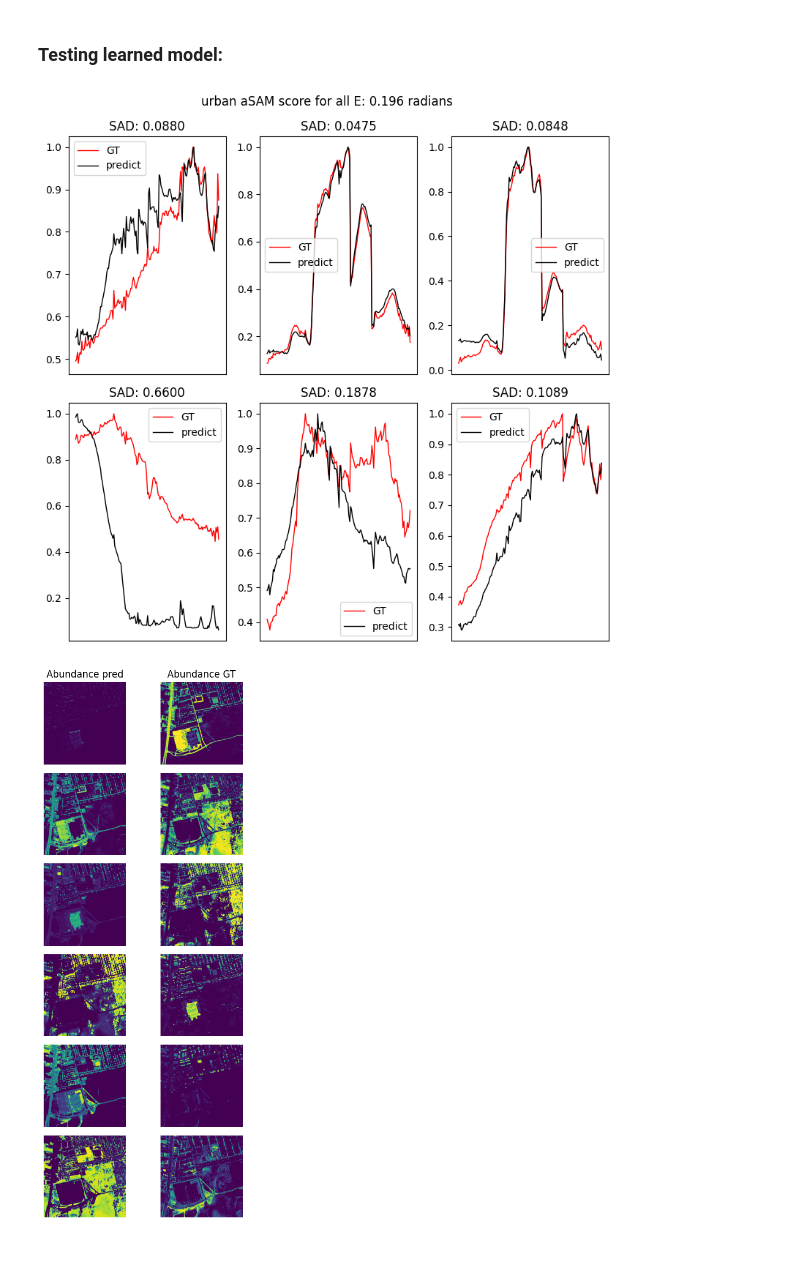
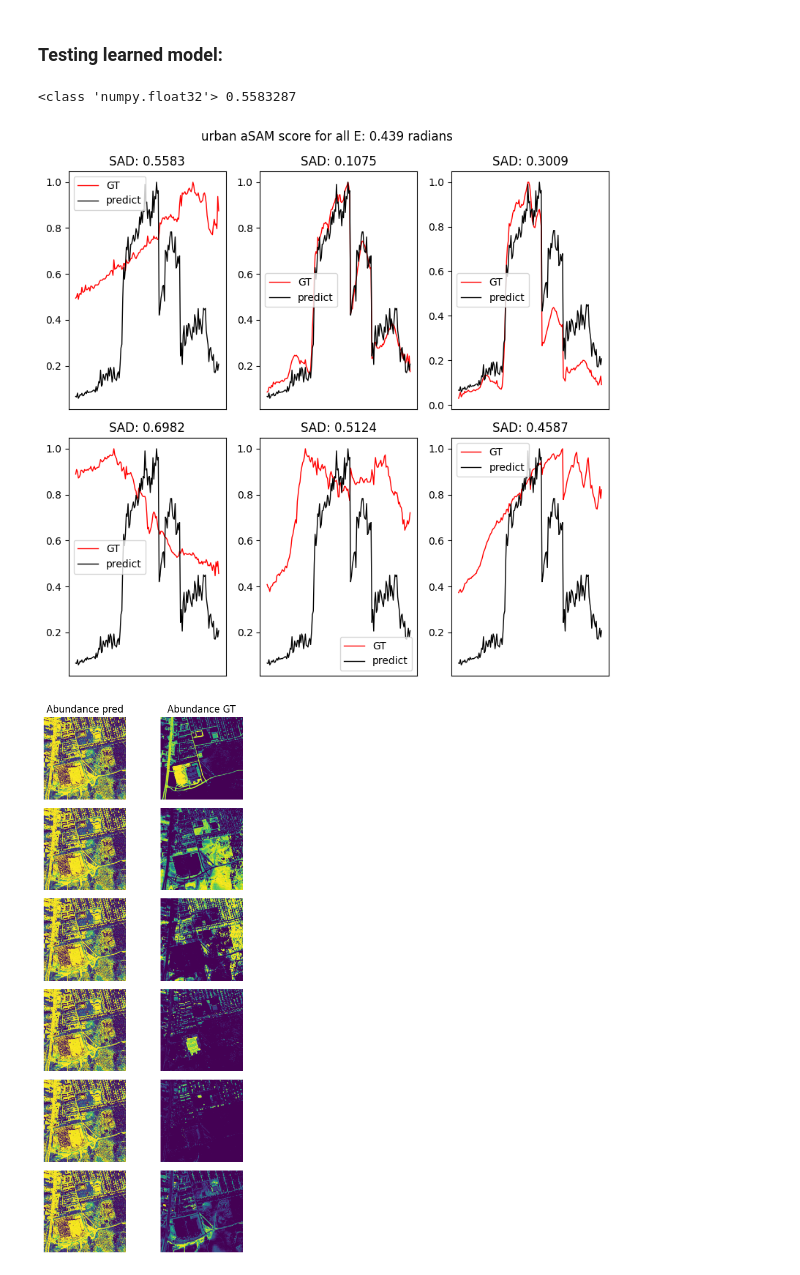
Before and after one commit to edabier/SS-HSU_benchmark, a Jupyter notebook: global_test.ipynb, the cells around one changed output. Saved outputs shown, nothing was run; the diff lists cells and outputs as text; code cells hidden in the pictures.

```diff
--- a/global_test.ipynb
+++ b/global_test.ipynb
@@ -20,16 +22,17 @@ else:
 # %%
-dataset = "urban"
+dataset = "apex"
 data = io.loadmat(f"datasets/{dataset}.mat")
 Y = torch.tensor(data["Y"])
 Y = Y.to(torch.float32)
 E = torch.tensor(data["E"])
 B, c, N = E.shape[0], E.shape[1], Y.shape[1]
+print(B)
 
 Y = Y.reshape(Y.shape[0], int(Y.shape[1]**0.5), int(Y.shape[1]**0.5))
 H, W = Y.shape[1], Y.shape[2]
 
 patch_size = 5
-batch_size=15
+batch_size = 1
 
 plt.imshow(Y.cpu()[10,:,:])
 # %% [output]
@@ -42,7 +46,7 @@ plt.imshow(Y.cpu()[10,:,:])
 # patched_loader = DataLoader(dataset_patched)
 
 full_loader, _, _ = utils.create_dataloader(dataset, dev, batch_size=batch_size)
-patched_loader, test_loader, B, _ = utils.create_dataloader(dataset, dev, 0.7, patch_size, batch_size=batch_size)
+# patched_loader, test_loader, B, _ = utils.create_dataloader(dataset, dev, 0.7, patch_size, batch_size=batch_size)
 # %% [markdown]
 ## Models
 # %%
@@ -78,16 +82,14 @@ print("Deep trans: ", sum(p.numel() for p in deep_trans.parameters() if p.requir
 """
 NALMU
 """
-nalmu_full = models.NALMU(B=B, c=c, N=N)
-nalmu_patched = models.NALMU(B=B, c=c, N=patch_size**2)
-print("NALMU: ", sum(p.numel() for p in nalmu_full.parameters() if p.requires_grad)/1e6, "M")
+nalmu = models.NALMU(B=B, c=c, N=N)
+print("NALMU: ", sum(p.numel() for p in nalmu.parameters() if p.requires_grad)/1e6, "M")
 
 """
 RALMU
 """
-ralmu_full = models.RALMU(B=B, c=c, im_size=H)
-ralmu_patched = models.RALMU(B=B, c=c, im_size=patch_size)
-print("RALMU: ", sum(p.numel() for p in ralmu_full.parameters() if p.requires_grad)/1e6, "M")
+ralmu = models.RALMU(B=B, c=c, im_size=H)
+print("RALMU: ", sum(p.numel() for p in ralmu.parameters() if p.requires_grad)/1e6, "M")
 # %% [output]
 MLP:  0.160044 M
 CNN + linear decoder:  0.150642 M
@@ -98,6 +100,6 @@ RALMU:  2.27417 M
 # %% [markdown]
 ## SSL methods
 # %%
-model = cnnaeu
+model = nalmu
 epochs = 200
-lr = 0.003
+lr = 1e-2
@@ -136,34 +136,49 @@ torch.Size([162, 6]) torch.Size([1, 6, 94249])
 # %% [markdown]
 ### Testing learned model:
 # %%
-model.load_state_dict(torch.load(f"models/{model.__class__.__name__}_RE_{dataset}_lr_{lr}.pt")["model_state_dict"], strict=False)
+import math
+model.load_state_dict(torch.load(f"models/{model.__class__.__name__}_{twos_trainer.__class__.__name__}_{dataset}_lr_{lr}.pt")["model_state_dict"], strict=False)
 
 # Y = torch.tensor(data["Y"])
 # Y = Y.to(torch.float32)[:, :patch_size**2]
 
 Y, e_gt, a_gt = next(iter(full_loader))[0][0], next(iter(full_loader))[1][0], next(iter(full_loader))[2][0]
 # A_hat = []
 # Y = Y_init.reshape(Y_init.shape[0], int(Y_init.shape[1]**0.5), int(Y_init.shape[1]**0.5))
 # Y = Y[:, :(Y.shape[1]//patch_size)*patch_size, :(Y.shape[1]//patch_size)*patch_size]
 # Y = Y.reshape(Y.shape[0], Y.shape[2]**2)
 
 # a_gt = a_gt.reshape(a_gt.shape[0], int(a_gt.shape[1]**0.5), int(a_gt.shape[1]**0.5))
 # a_gt = a_gt[:,:(a_gt.shape[1]//patch_size)*patch_size,:(a_gt.shape[1]//patch_size)*patch_size]
 # a_gt = a_gt.reshape(a_gt.shape[0], a_gt.shape[1]**2)
+# k = int((Y.shape[1]**0.5)//patch_size)
+# Y = Y.reshape(Y.shape[0], int(Y.shape[1]**0.5), int(Y.shape[1]**0.5))
+# s = k*patch_size
+# Y = Y[:, :s, :s]
+# Y = Y.reshape(Y.shape[0], s**2)
+
+# k = math.isqrt(Y.shape[1])//patch_size
+# Y = Y[:, :(k*patch_size)**2]
+
+# a_gt = a_gt.reshape(a_gt.shape[0], int(a_gt.shape[1]**0.5), int(a_gt.shape[1]**0.5))
+# a_gt = a_gt[:, :s, :s]
+# a_gt = a_gt.reshape(a_gt.shape[0], s**2)
+# a_gt = a_gt[:, :(k*patch_size)**2]
 
 e_hat, a_hat, y_hat = model.forward(Y)
 # e_hat = extractor.normalize_endmembers(e_hat)
 
-# if e_hat.dim() == 3:
-#     e_hat = e_hat.squeeze(0)
+if e_hat.dim() == 3:
+    e_hat = e_hat.squeeze(0)
 
 a_hat = a_hat.reshape(a_hat.shape[1], int(a_hat.shape[2]**0.5), int(a_hat.shape[2]**0.5))
 a_gt = a_gt.reshape(a_gt.shape[0], int(a_gt.shape[1]**0.5), int(a_gt.shape[1]**0.5))
 # print(a_hat.shape)
 # plt.imshow(a_gt[0,:,:].detach().cpu())
 
 utils.compute_metrics_and_plot(e_hat, e_gt, a_hat, a_gt, dataset)
 # A_hat = torch.cat(A_hat, dim=1)
 # %% [output]
+<class 'numpy.float32'> 0.5583287
-[figure, old version]
+[figure, new version]
-[figure, old version]
+[figure, new version]
```
Also changed, not shown: parts of 8 cells of this notebook, 12 other files.
